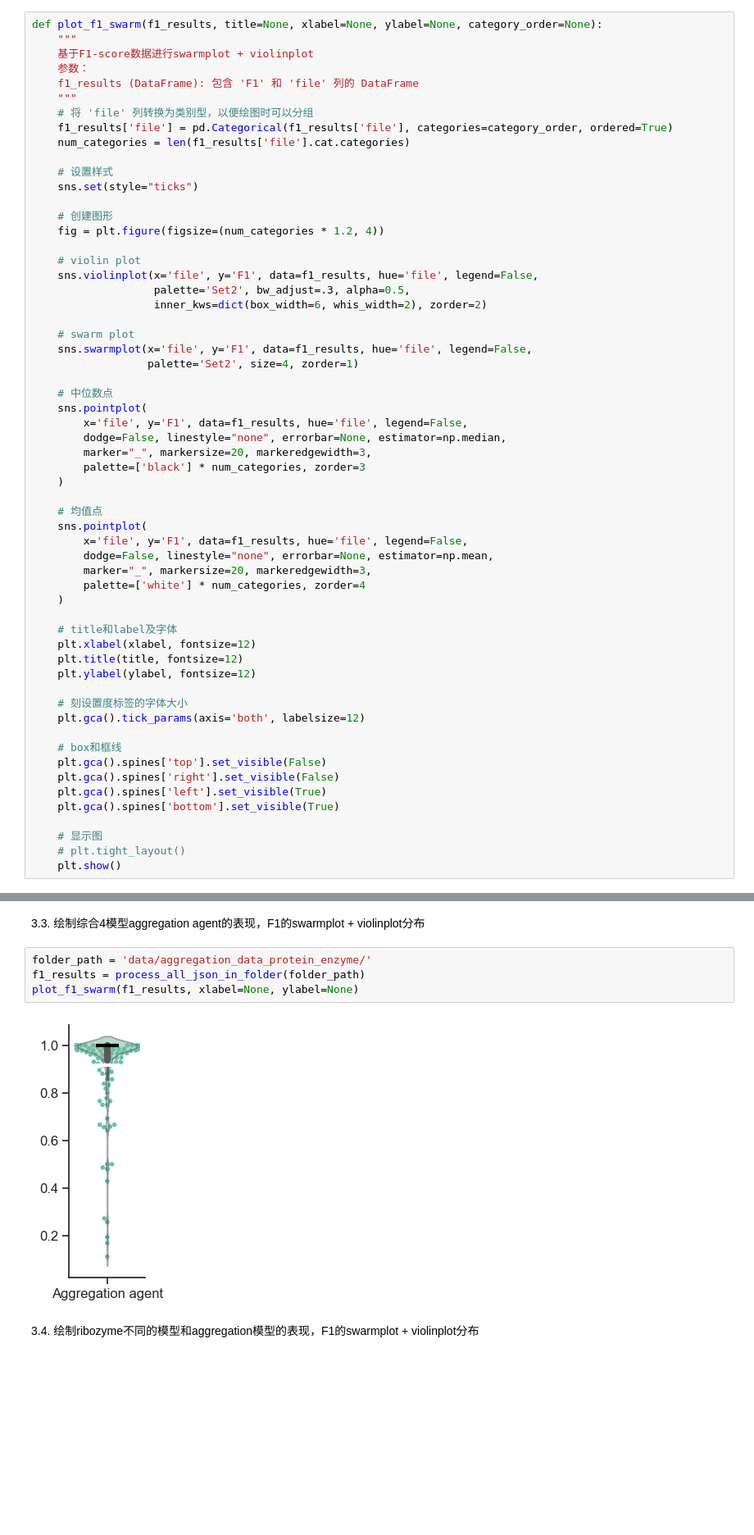
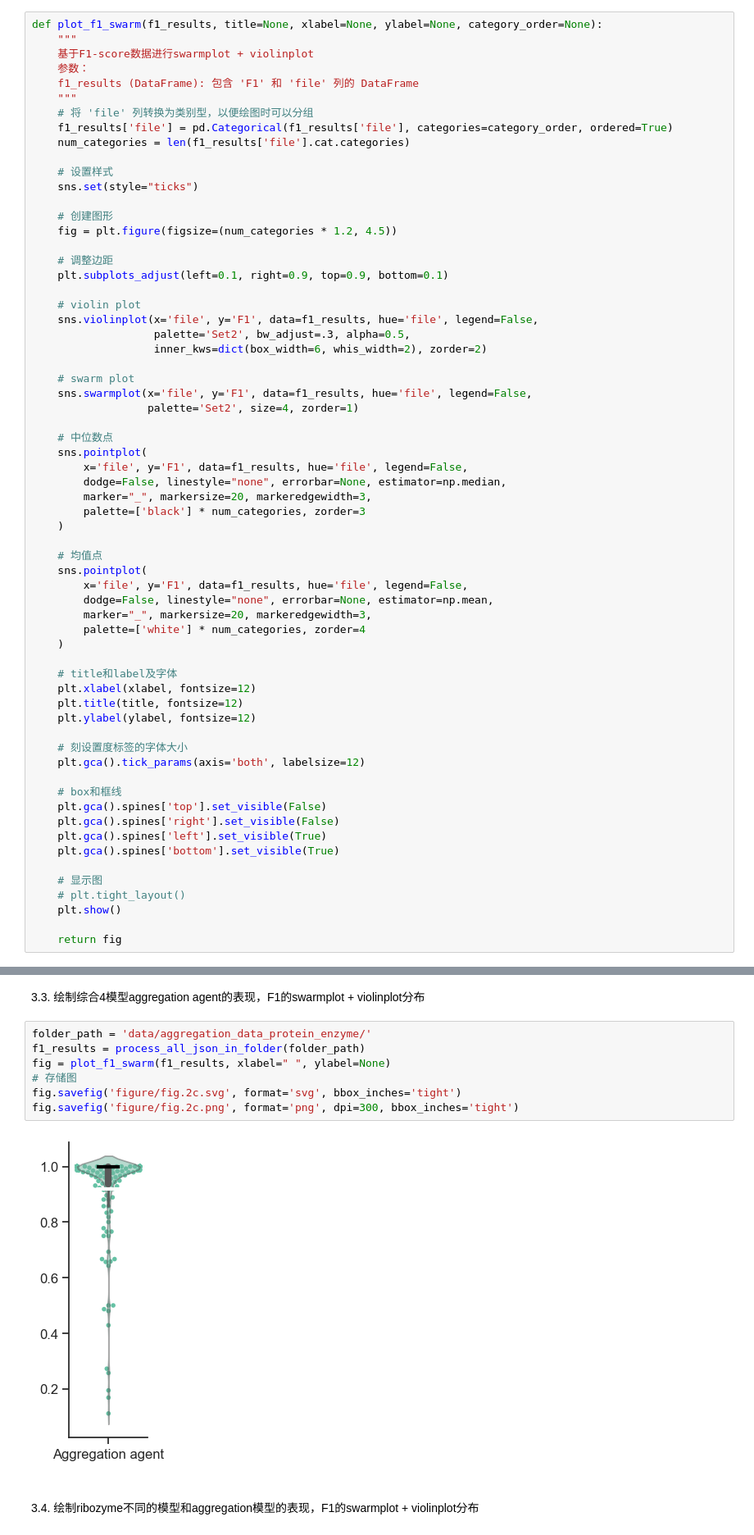
Before and after one commit to JackKuo666/LLM-BioDataExtractor, a Jupyter notebook: analyze_code/analyzing.ipynb, the cells around one changed output, grey strips where cells are left out. Shown at 82% size. Drawn from its saved outputs; the diff is of its cells as text; blank space fills up the shorter version.

```diff
--- a/analyze_code/analyzing.ipynb
+++ b/analyze_code/analyzing.ipynb
@@ -100,7 +100,10 @@ def plot_f1_swarm(f1_results, title=None, xlabel=None, ylabel=None, category_ord
     sns.set(style="ticks")
 
     # 创建图形
-    fig = plt.figure(figsize=(num_categories * 1.2, 4))
+    fig = plt.figure(figsize=(num_categories * 1.2, 4.5))
+
+    # 调整边距
+    plt.subplots_adjust(left=0.1, right=0.9, top=0.9, bottom=0.1)
 
     # violin plot
     sns.violinplot(x='file', y='F1', data=f1_results, hue='file', legend=False,
@@ -144,6 +147,8 @@ def plot_f1_swarm(f1_results, title=None, xlabel=None, ylabel=None, category_ord
     # 显示图
     # plt.tight_layout()
     plt.show()
+
+    return fig
 # %% [markdown]
 2.1. 绘制不同的温度条件下，Claude模型的F1表现的swarmplot + violinplot分布
 # %%
@@ -183,9 +275,12 @@ plot_f1_swarm(f1_results, xlabel='Model', ylabel=None, category_order=['qwen', '
 # %%
 folder_path = 'data/aggregation_data_protein_enzyme/'
 f1_results = process_all_json_in_folder(folder_path)
-plot_f1_swarm(f1_results, xlabel=None, ylabel=None)
+fig = plot_f1_swarm(f1_results, xlabel=" ", ylabel=None)
+# 存储图
+fig.savefig('figure/fig.2c.svg', format='svg', bbox_inches='tight')
+fig.savefig('figure/fig.2c.png', format='png', dpi=300, bbox_inches='tight')
 # %% [output]
-[figure, old version]
+[figure, new version]
 # %% [markdown]
 3.4. 绘制ribozyme不同的模型和aggregation模型的表现，F1的swarmplot + violinplot分布
 # %%
```
Also changed, not shown: parts of 11 cells of this notebook.
